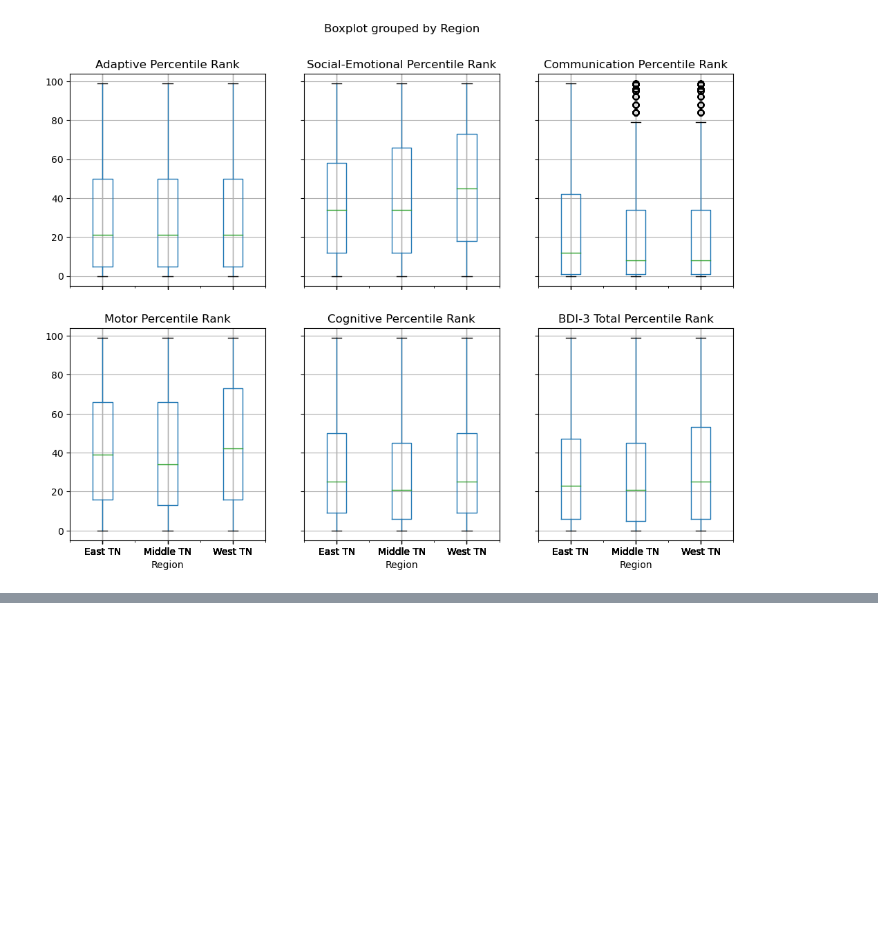
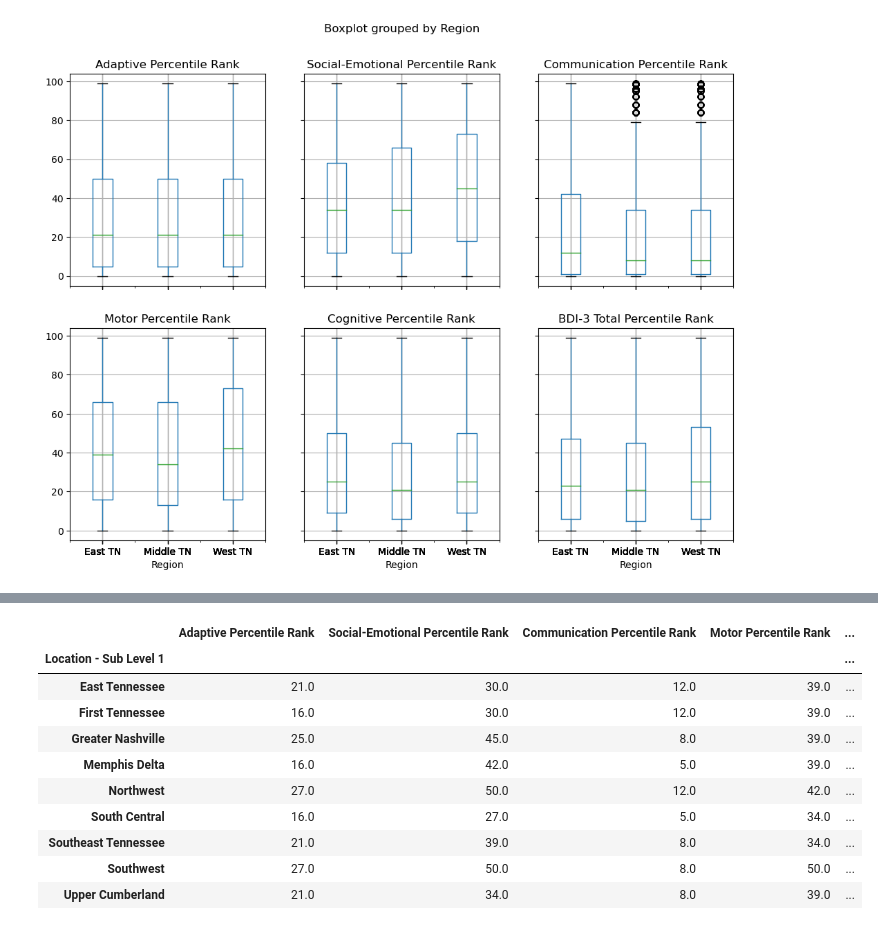
Before and after one commit to NSS-Full-Time-Data-Analytics-11/teis-project-tucker, a Jupyter notebook: teis-riley-2.ipynb, the cells around one changed output, grey strips where cells are left out. Cells and saved outputs as stored; diff of their text form; code cells hidden in the pictures; blank space fills up the shorter version.

```diff
--- a/teis-riley-2.ipynb
+++ b/teis-riley-2.ipynb
@@ -230,0 +229,15 @@ pulls.groupby('Location - Sub Level 1')[['Adaptive Percentile Rank', 'Social-Emo
+# %%
+pulls.groupby('Location - Sub Level 1')[['Adaptive Percentile Rank', 'Social-Emotional Percentile Rank', 'Communication Percentile Rank',
+                       'Motor Percentile Rank', 'Cognitive Percentile Rank', 'BDI-3 Total Percentile Rank']].median()
+# %% [output]
+|  | Adaptive Percentile Rank | Social-Emotional Percentile Rank | Communication Percentile Rank | Motor Percentile Rank | ... |
+| Location - Sub Level 1 |  |  |  |  | ... |
+| East Tennessee | 21.0 | 30.0 | 12.0 | 39.0 | ... |
+| First Tennessee | 16.0 | 30.0 | 12.0 | 39.0 | ... |
+| Greater Nashville | 25.0 | 45.0 | 8.0 | 39.0 | ... |
+| Memphis Delta | 16.0 | 42.0 | 5.0 | 39.0 | ... |
+| Northwest | 27.0 | 50.0 | 12.0 | 42.0 | ... |
+| South Central | 16.0 | 27.0 | 5.0 | 34.0 | ... |
+| Southeast Tennessee | 21.0 | 39.0 | 8.0 | 34.0 | ... |
+| Southwest | 27.0 | 50.0 | 8.0 | 50.0 | ... |
+| Upper Cumberland | 21.0 | 34.0 | 8.0 | 39.0 | ... |
```
Also changed, not shown: parts of 22 cells of this notebook.
